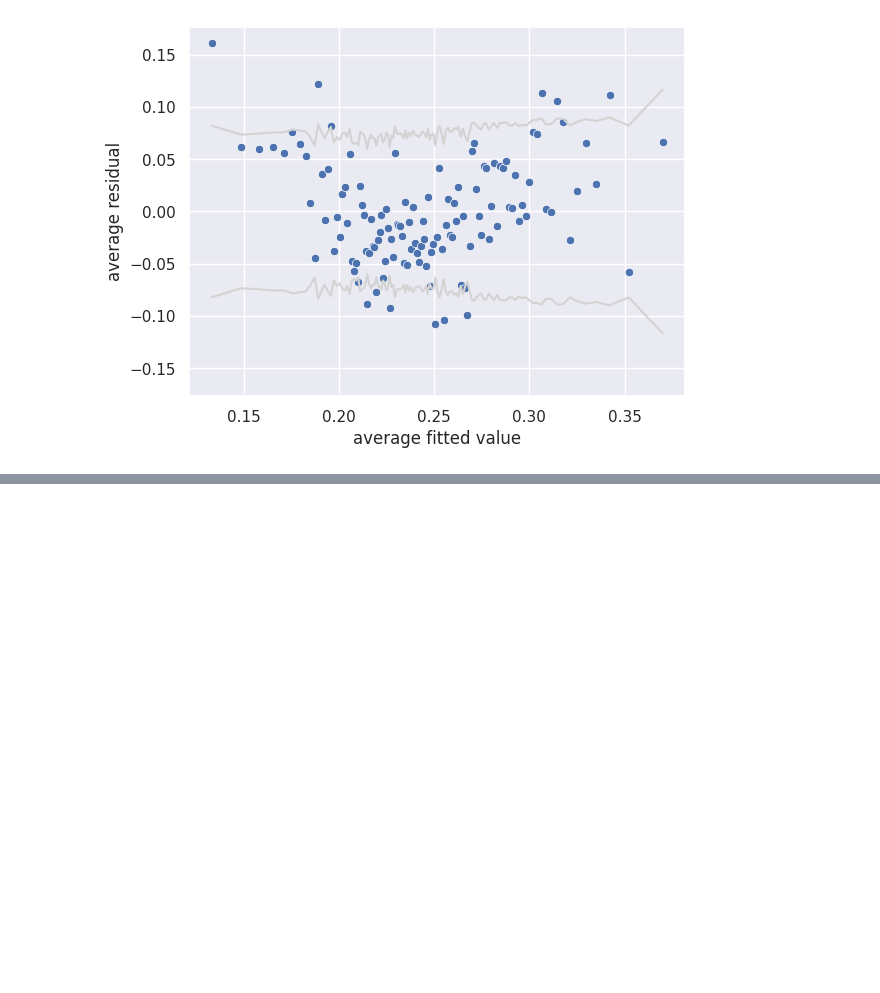
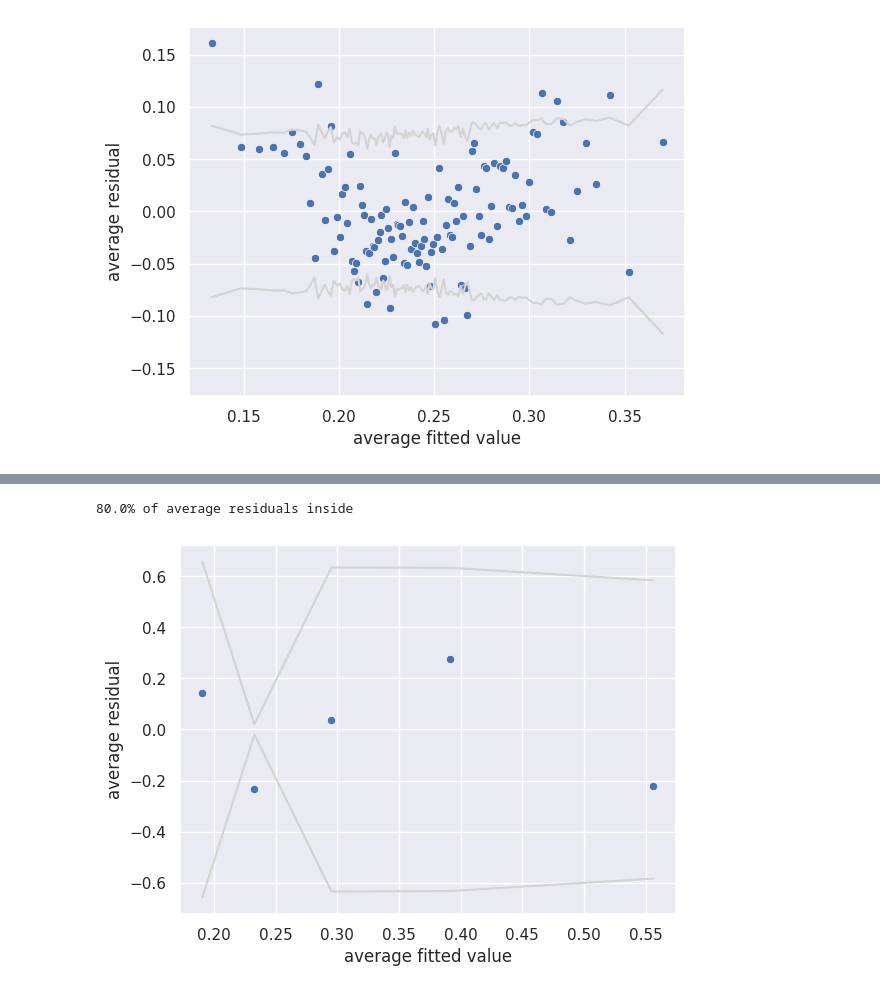
Before and after one commit to DaviReisVieira/projeto-1-redesoc, a Jupyter notebook: 2. Criação de Modelos.ipynb, the cells around one changed output, grey strips where cells are left out. Saved outputs shown, nothing was run; the diff lists cells and outputs as text; code cells hidden in the pictures; blank space fills up the shorter version.

```diff
--- a/2. Criação de Modelos.ipynb
+++ b/2. Criação de Modelos.ipynb
@@ -334,0 +485,3 @@ results_g.plot_residuals()
+# %%
+data_df_horas = data_df[data_df['author_playtime_forever'] > 1000]
+data_df_horas.head()
@@ -334,0 +533,3 @@ results_g.plot_residuals()
+# %%
+data_df_qte_jogos_e_horas = data_df_horas[data_df_horas['author_num_games_owned'] < 3]
+data_df_qte_jogos_e_horas.info()
@@ -334,0 +554,3 @@ results_g.plot_residuals()
+# %%
+results_g_recorte_2 = reg.logistic(data=data_df_qte_jogos_e_horas, formula='coreness ~ np.log(author_playtime_forever)')
+results_g_recorte_2.micro_summary()
@@ -334,0 +563,5 @@ results_g.plot_residuals()
+# %%
+results_g_recorte_2.plot_residuals()
+# %% [output]
+80.0% of average residuals inside
+[figure, added]
```
Also changed, not shown: parts of 19 cells of this notebook, 1 other file.
